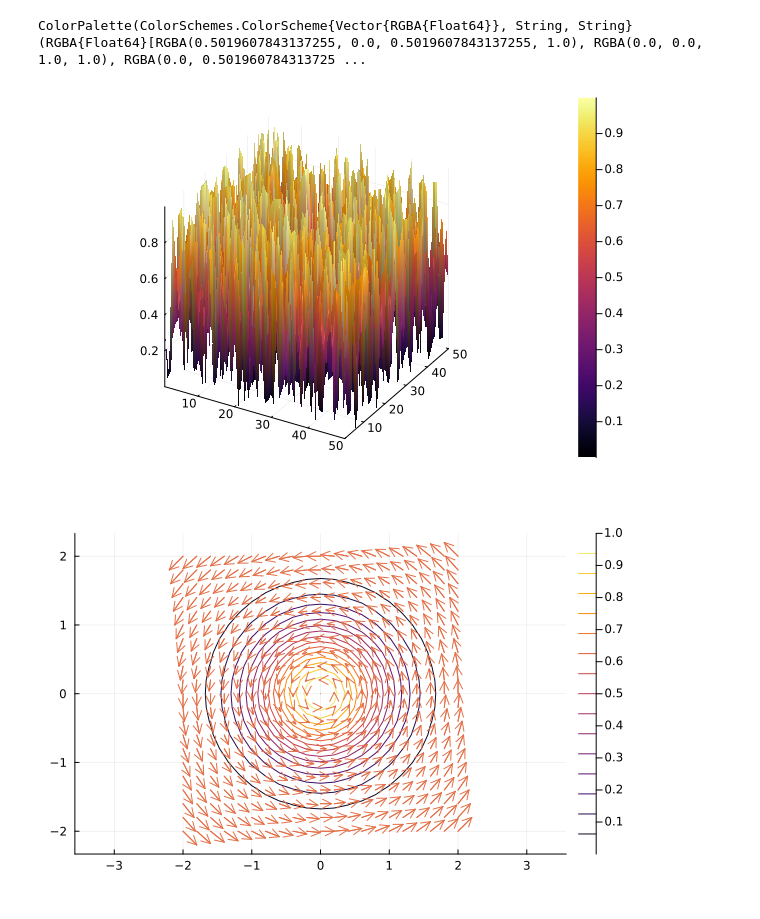
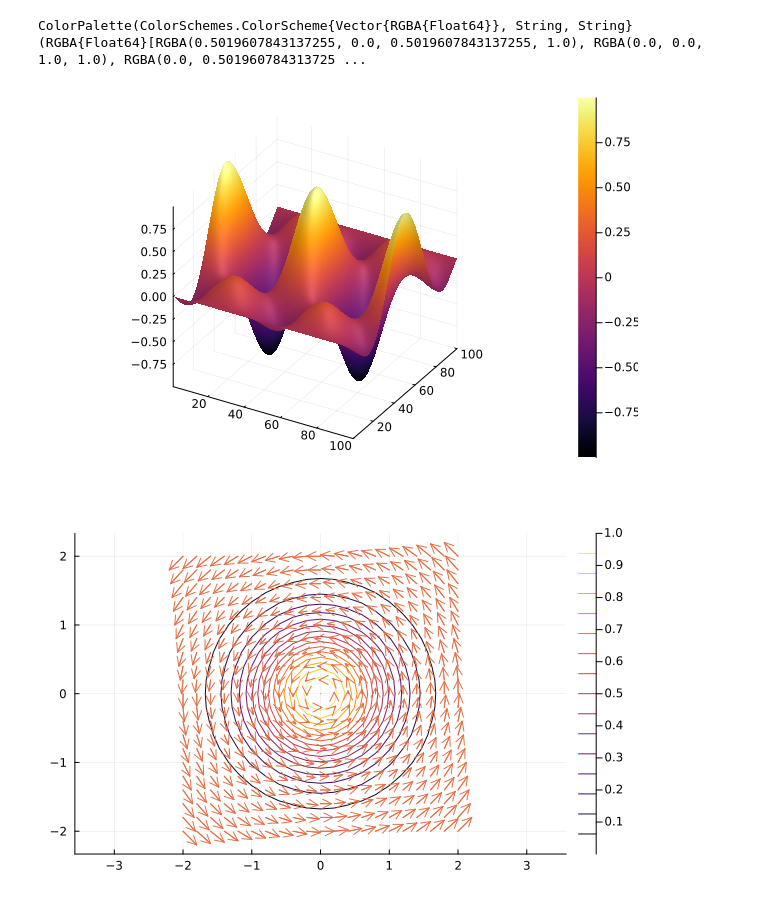
Before and after one commit to pnavaro/Julia_Introduction, a Jupyter notebook: 05-packages-graphiques.ipynb, the cells around one changed output. Saved outputs shown, nothing was run; the diff lists cells and outputs as text; code cells hidden in the pictures.

```diff
--- a/05-packages-graphiques.ipynb
+++ b/05-packages-graphiques.ipynb
@@ -84,9 +84,11 @@ palette(:rainbow)
 # %% [output]
 ColorPalette(ColorSchemes.ColorScheme{Vector{RGBA{Float64}}, String, String}(RGBA{Float64}[RGBA(0.5019607843137255, 0.0, 0.5019607843137255, 1.0), RGBA(0.0, 0.0, 1.0, 1.0), RGBA(0.0, 0.501960784313725 ...
 # %%
-surface(rand(50,50), palette = :rainbow)
+x = LinRange(-2π, 2π, 100)
+y = x'
+surface(sin.(x) ./ x .* cos.(y) , palette = :rainbow)
 # %% [output]
-[figure, old version]
+[figure, new version]
 # %%
 x = LinRange(-2, 2, 21)
 y = x
```
Also changed, not shown: parts of 2 cells of this notebook, 7 other files.
